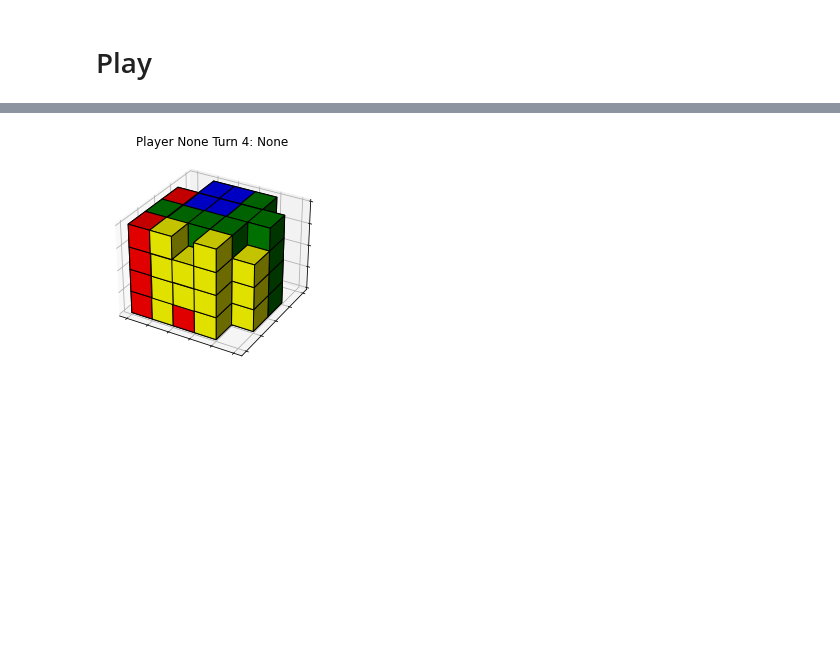
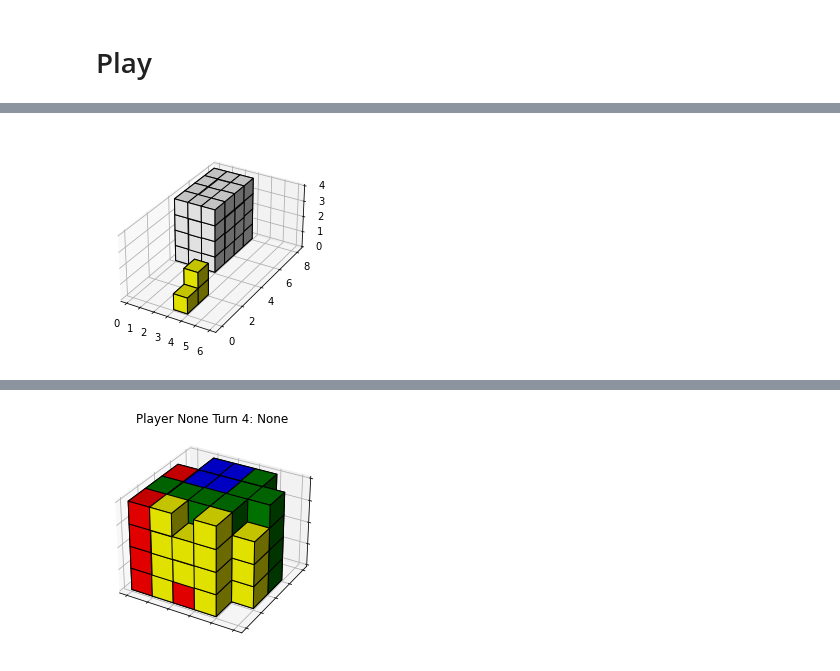
Before and after one commit to shawnriemer/Rumis-Bot, a Jupyter notebook: Rumis Simulation 3D.ipynb, the cells around one changed output, grey strips where cells are left out. Saved outputs shown, nothing was run; the diff lists cells and outputs as text; code cells hidden in the pictures; blank space fills up the shorter version.

```diff
--- a/Rumis Simulation 3D.ipynb
+++ b/Rumis Simulation 3D.ipynb
@@ -391,0 +389,7 @@ Player 4: 3
+# %%
+ax = plt.figure().add_subplot(projection='3d')
+ax.set_box_aspect([1,1.7,.7])
+fig = ax.voxels(grid_t, facecolors=np.array(df.color).reshape(grid_t.shape), edgecolor='k')
+#fig = ax.voxels(grid_t, facecolors='blue', edgecolor='k')
+# %% [output]
+[figure, added]
```
Also changed, not shown: parts of 11 cells of this notebook.
